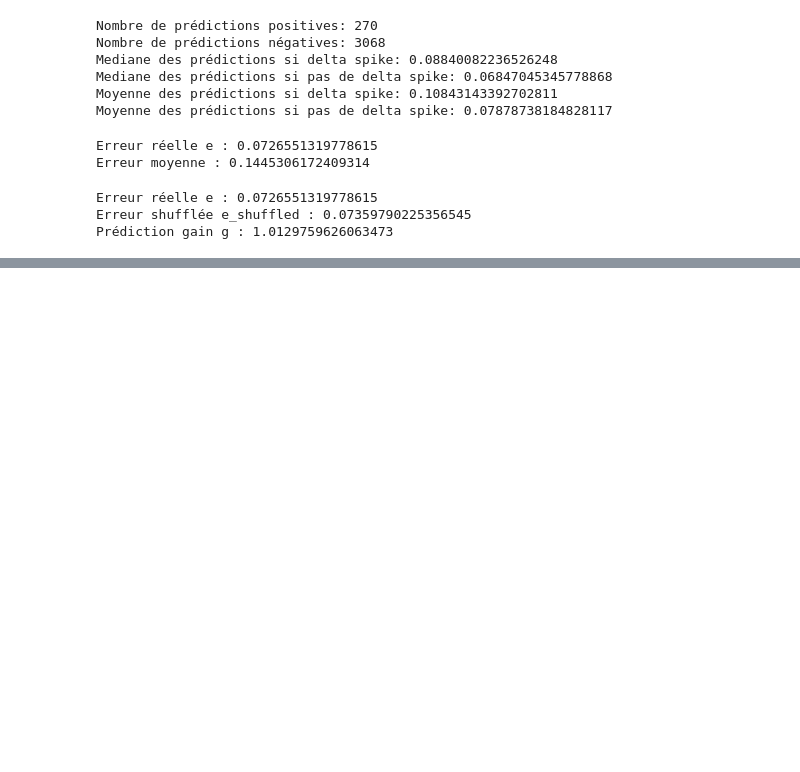
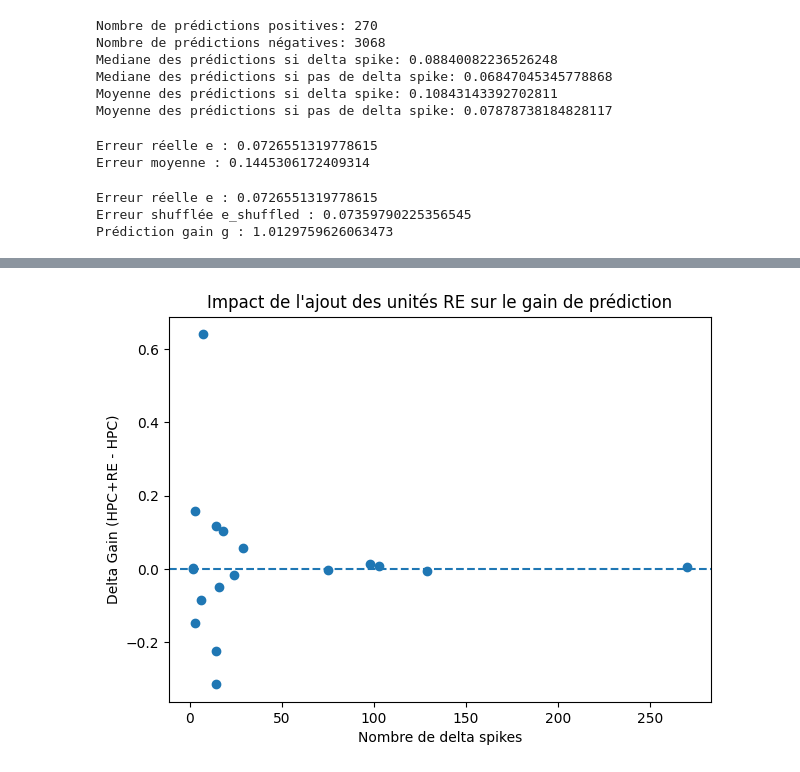
Before and after one commit to laura-marin3/Projet_final, a Jupyter notebook: scripts/Projet.ipynb, the cells around one changed output, grey strips where cells are left out. Drawn from its saved outputs; the diff is of its cells as text; code cells hidden in the pictures; blank space fills up the shorter version.

```diff
--- a/scripts/Projet.ipynb
+++ b/scripts/Projet.ipynb
@@ -804,0 +829,4 @@ print(df_results_hpc[["neuron_id", "n_delta_spikes", "gain", "n_not_converged"]]
+# %%
+X_re, re_unit_ids = build_hpc_matrix(re_units, delta_peaks, window=0.200)
+
+print("Shape X_re:", X_re.shape)
@@ -804,0 +835,8 @@ print(df_results_hpc[["neuron_id", "n_delta_spikes", "gain", "n_not_converged"]]
+# %%
+keep_re = X_re.sum(axis=0) > 0
+
+X_re = X_re[:, keep_re]
+
+re_units_ids = [unit_id for unit_id, keep in zip(re_unit_ids, keep_re) if keep]
+
+print("Nombre d'unités RE après filtrage:", len(re_units_ids))
@@ -804,0 +845,4 @@ print(df_results_hpc[["neuron_id", "n_delta_spikes", "gain", "n_not_converged"]]
+# %%
+X_hpc_re = np.column_stack([X_hpc, X_re])
+
+print("Shape X_hpc_re:", X_hpc_re.shape)
@@ -804,0 +951,10 @@ print(df_results_hpc[["neuron_id", "n_delta_spikes", "gain", "n_not_converged"]]
+# %%
+comparison = df_results_hpc[["neuron_id", "n_delta_spikes", "gain"]].copy()
+
+comparison = comparison.rename(columns={"gain": "gain_hpc"})
+
+comparison["gain_hpc_re"] = df_results_hpc_re["gain"].values
+
+comparison["delta_gain"] = comparison["gain_hpc_re"] - comparison["gain_hpc"]
+
+print(comparison[["neuron_id", "n_delta_spikes", "gain_hpc", "gain_hpc_re", "delta_gain"]].to_string(index=False))
@@ -804,0 +981,14 @@ print(df_results_hpc[["neuron_id", "n_delta_spikes", "gain", "n_not_converged"]]
+# %%
+plt.figure(figsize=(7,5))
+
+plt.scatter(comparison["n_delta_spikes"], comparison["delta_gain"])
+
+plt.axhline(0, linestyle="--")
+
+plt.xlabel("Nombre de delta spikes")
+plt.ylabel("Delta Gain (HPC+RE - HPC)")
+plt.title("Impact de l'ajout des unités RE sur le gain de prédiction")
+
+plt.show()
+# %% [output]
+[figure, added]
```
Also changed, not shown: parts of 13 cells of this notebook.
